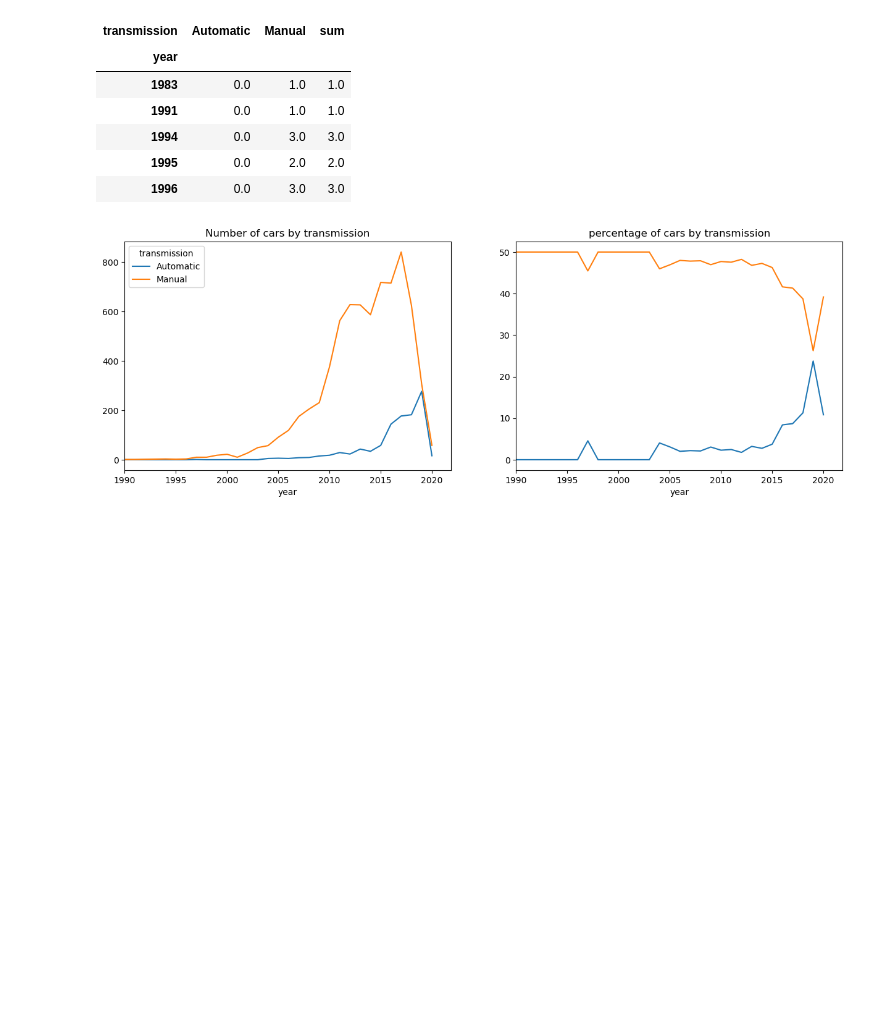
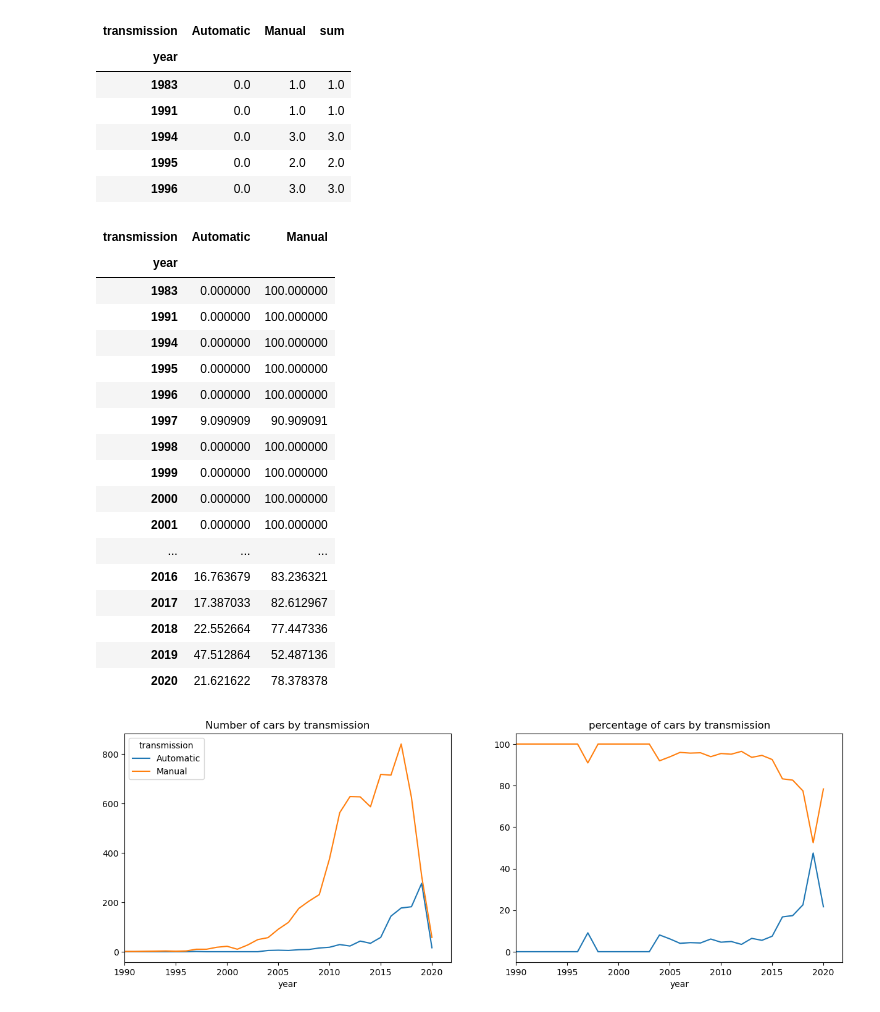
Before and after one commit to umais2005/Vehicle-Analysis, a Jupyter notebook: Vehicle EDA.ipynb, the cells around one changed output. Drawn from its saved outputs; the diff is of its cells as text; code cells hidden in the pictures; blank space fills up the shorter version.

```diff
--- a/Vehicle EDA.ipynb
+++ b/Vehicle EDA.ipynb
@@ -109,7 +110,27 @@ transmission_by_year.head()
 | 1995 | 0.0 | 2.0 | 2.0 |
 | 1996 | 0.0 | 3.0 | 3.0 |
 # %%
-transmission_by_year_pct = transmission_by_year[['Automatic', 'Manual']].div(transmission_by_year.sum(axis=1), axis=0) *100
+transmission_by_year_pct = transmission_by_year[['Automatic', 'Manual']].div(transmission_by_year[['Automatic', 'Manual']].sum(axis=1), axis=0) *100
+transmission_by_year_pct
+# %% [output]
+| transmission | Automatic | Manual |
+| year |  |  |
+| 1983 | 0.000000 | 100.000000 |
+| 1991 | 0.000000 | 100.000000 |
+| 1994 | 0.000000 | 100.000000 |
+| 1995 | 0.000000 | 100.000000 |
+| 1996 | 0.000000 | 100.000000 |
+| 1997 | 9.090909 | 90.909091 |
+| 1998 | 0.000000 | 100.000000 |
+| 1999 | 0.000000 | 100.000000 |
+| 2000 | 0.000000 | 100.000000 |
+| 2001 | 0.000000 | 100.000000 |
+| ... | ... | ... |
+| 2016 | 16.763679 | 83.236321 |
+| 2017 | 17.387033 | 82.612967 |
+| 2018 | 22.552664 | 77.447336 |
+| 2019 | 47.512864 | 52.487136 |
+| 2020 | 21.621622 | 78.378378 |
 # %%
 fig, axes = plt.subplots(1,2, sharex=True)
 fig.set_figwidth(15)
```
Also changed, not shown: parts of 16 cells of this notebook.
